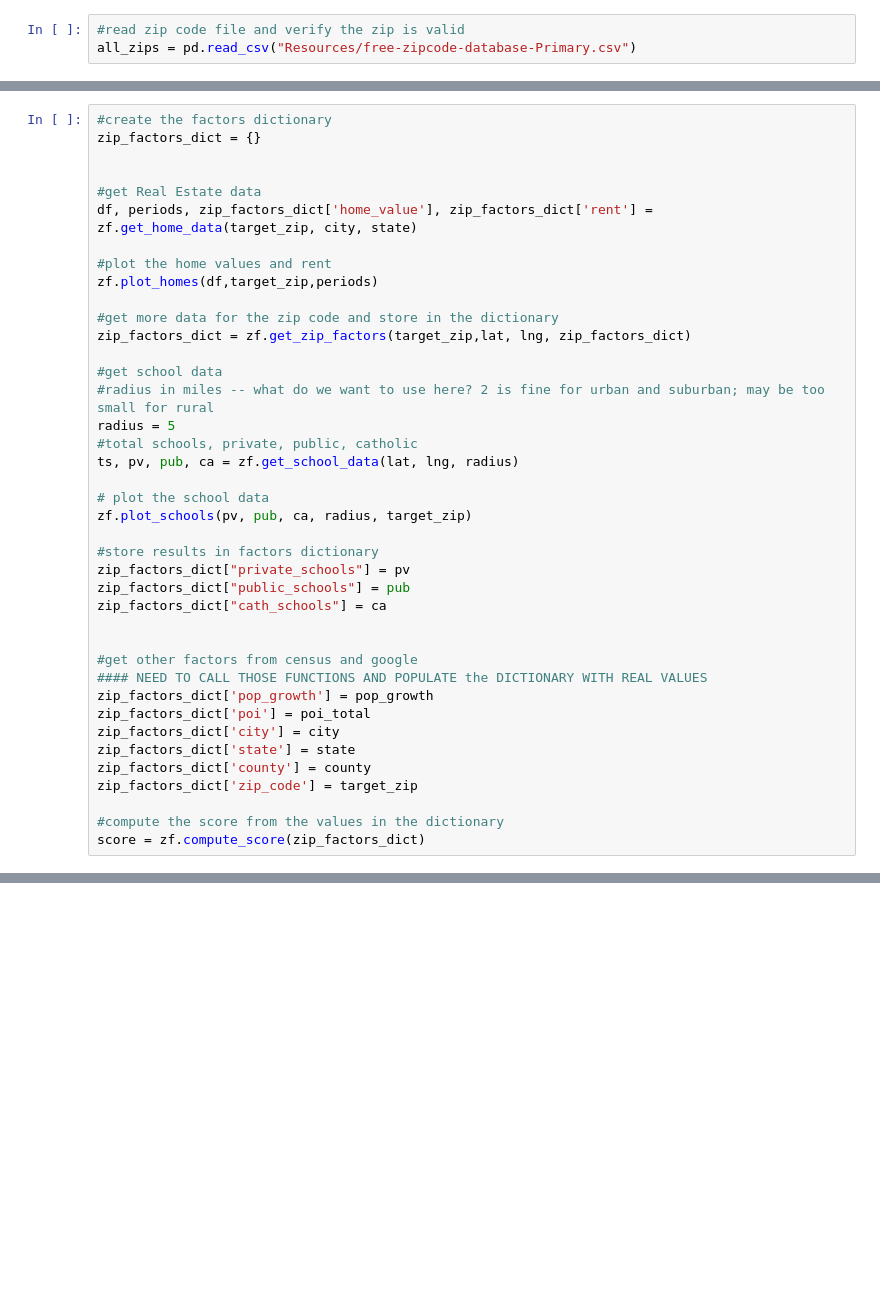
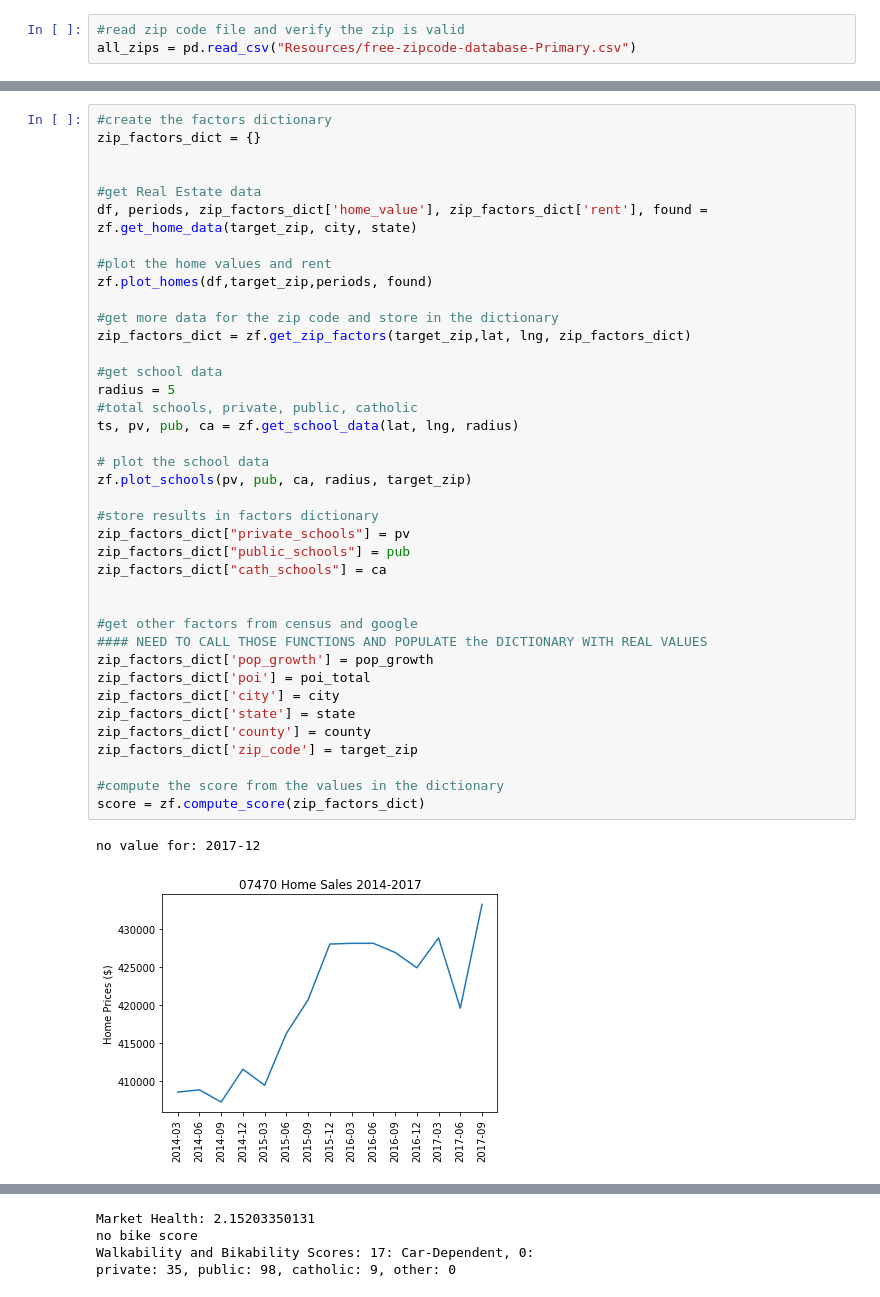
Before and after one commit to miriambrk/CityScore-ZipSlip-, a Jupyter notebook: Combined Code.ipynb, the cells around one changed output, grey strips where cells are left out. Saved outputs shown, nothing was run; the diff lists cells and outputs as text; blank space fills up the shorter version.

Commit message:
MAB - fixed issues with no schools and no home or rent data - MAB

```diff
--- a/Combined Code.ipynb
+++ b/Combined Code.ipynb
@@ -63,37 +62,39 @@ zip_factors_dict = {}
 
 
 #get Real Estate data
-df, periods, zip_factors_dict['home_value'], zip_factors_dict['rent'] = zf.get_home_data(target_zip, city, state)
+df, periods, zip_factors_dict['home_value'], zip_factors_dict['rent'], found = zf.get_home_data(target_zip, city, state)
 
 #plot the home values and rent
-zf.plot_homes(df,target_zip,periods)
+zf.plot_homes(df,target_zip,periods, found)
 
 #get more data for the zip code and store in the dictionary
 zip_factors_dict = zf.get_zip_factors(target_zip,lat, lng, zip_factors_dict)
 
 #get school data
-#radius in miles -- what do we want to use here? 2 is fine for urban and suburban; may be too small for rural
 radius = 5
 #total schools, private, public, catholic
 ts, pv, pub, ca = zf.get_school_data(lat, lng, radius)
 
 # plot the school data
 zf.plot_schools(pv, pub, ca, radius, target_zip)
 
 #store results in factors dictionary
 zip_factors_dict["private_schools"] = pv
 zip_factors_dict["public_schools"] = pub
 zip_factors_dict["cath_schools"] = ca
 
 
 #get other factors from census and google
 #### NEED TO CALL THOSE FUNCTIONS AND POPULATE the DICTIONARY WITH REAL VALUES
 zip_factors_dict['pop_growth'] = pop_growth
 zip_factors_dict['poi'] = poi_total
 zip_factors_dict['city'] = city
 zip_factors_dict['state'] = state
 zip_factors_dict['county'] = county
 zip_factors_dict['zip_code'] = target_zip
 
 #compute the score from the values in the dictionary
 score = zf.compute_score(zip_factors_dict)
+# %% [output]
+no value for: 2017-12
+[figure, added]
@@ -99,0 +102,4 @@ score = zf.compute_score(zip_factors_dict)
+Market Health: 2.15203350131
+no bike score
+Walkability and Bikability Scores: 17: Car-Dependent, 0:
+private: 35, public: 98, catholic: 9, other: 0
```
Also changed, not shown: parts of 6 cells of this notebook, 8 other files.
